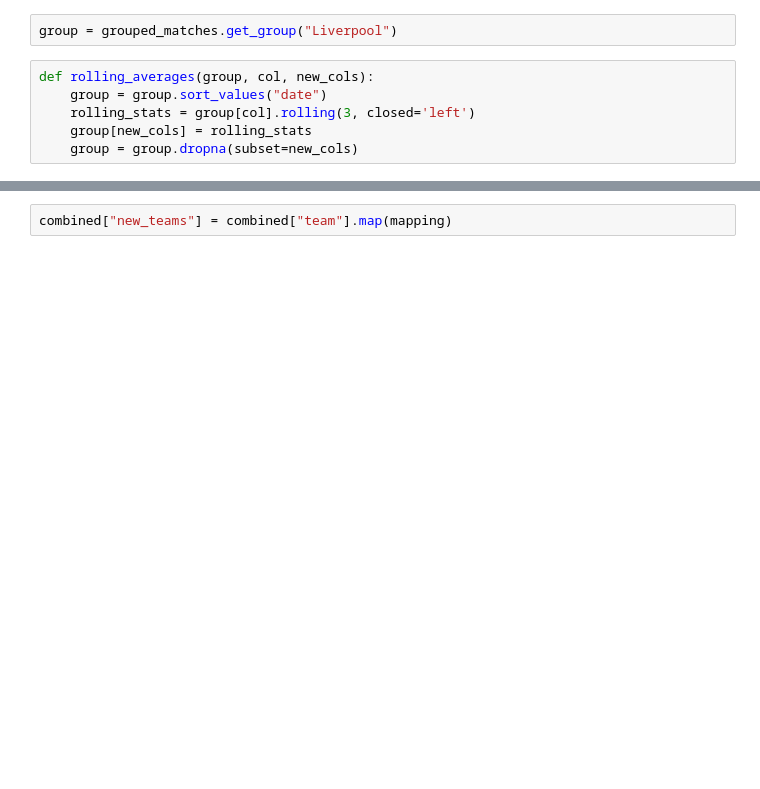
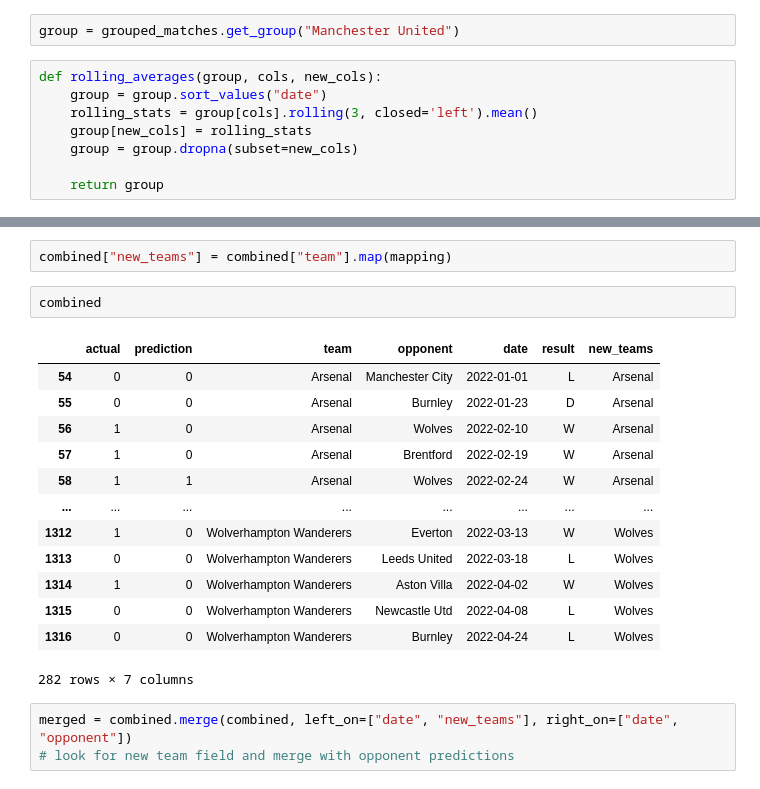
Before and after one commit to tjmatingo/PremLeague-ML-predictor, a Jupyter notebook: Predictor/predictor.ipynb, the cells around one changed output, grey strips where cells are left out. Drawn from its saved outputs; the diff is of its cells as text; blank space fills up the shorter version.

```diff
--- a/Predictor/predictor.ipynb
+++ b/Predictor/predictor.ipynb
@@ -73,13 +241,15 @@ precision_score(test['target'], preds)
 # creates a dataframe for each team showing their matches
 grouped_matches = matches.groupby("team")
 # %%
-group = grouped_matches.get_group("Liverpool")
+group = grouped_matches.get_group("Manchester United")
 # %%
-def rolling_averages(group, col, new_cols):
+def rolling_averages(group, cols, new_cols):
     group = group.sort_values("date")
-    rolling_stats = group[col].rolling(3, closed='left')
+    rolling_stats = group[cols].rolling(3, closed='left').mean()
     group[new_cols] = rolling_stats
     group = group.dropna(subset=new_cols)
+
+    return group
 # %%
 cols = ['gf', 'ga', 'sh', 'sot', 'dist', 'fk', 'pk', 'pkatt']
 new_cols = [f'{c}_rolling' for c in cols]
@@ -143,2 +413,21 @@ mapping["West Ham United"]
 # %%
 combined["new_teams"] = combined["team"].map(mapping)
+# %%
+combined
+# %% [output]
+|  | actual | prediction | team | opponent | date | result | new_teams |
+| 54 | 0 | 0 | Arsenal | Manchester City | 2022-01-01 | L | Arsenal |
+| 55 | 0 | 0 | Arsenal | Burnley | 2022-01-23 | D | Arsenal |
+| 56 | 1 | 0 | Arsenal | Wolves | 2022-02-10 | W | Arsenal |
+| 57 | 1 | 0 | Arsenal | Brentford | 2022-02-19 | W | Arsenal |
+| 58 | 1 | 1 | Arsenal | Wolves | 2022-02-24 | W | Arsenal |
+| ... | ... | ... | ... | ... | ... | ... | ... |
+| 1312 | 1 | 0 | Wolverhampton Wanderers | Everton | 2022-03-13 | W | Wolves |
+| 1313 | 0 | 0 | Wolverhampton Wanderers | Leeds United | 2022-03-18 | L | Wolves |
+| 1314 | 1 | 0 | Wolverhampton Wanderers | Aston Villa | 2022-04-02 | W | Wolves |
+| 1315 | 0 | 0 | Wolverhampton Wanderers | Newcastle Utd | 2022-04-08 | L | Wolves |
+| 1316 | 0 | 0 | Wolverhampton Wanderers | Burnley | 2022-04-24 | L | Wolves |
+282 rows × 7 columns
+# %%
+merged = combined.merge(combined, left_on=["date", "new_teams"], right_on=["date", "opponent"])
+# look for new team field and merge with opponent predictions
```
Also changed, not shown: parts of 27 cells of this notebook.
